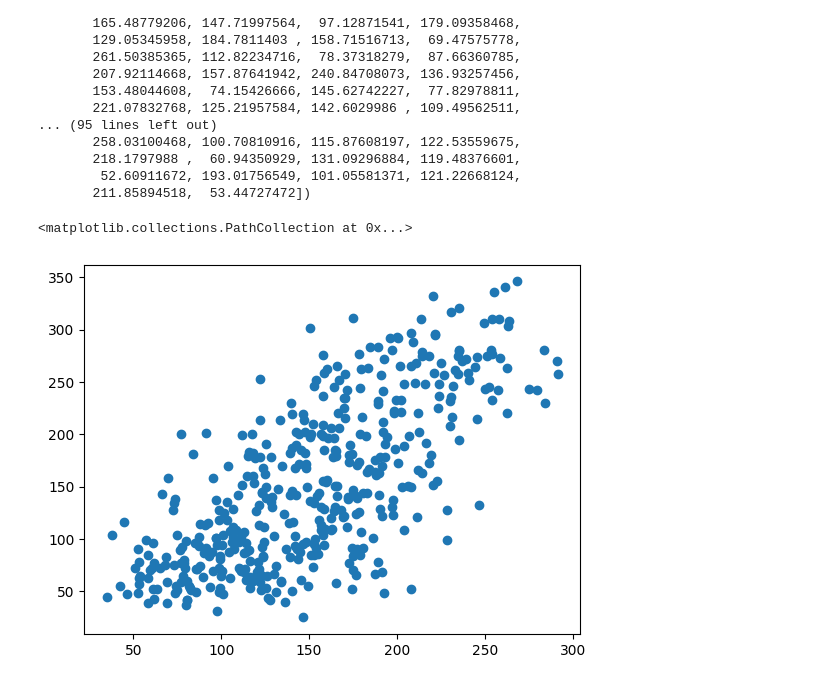
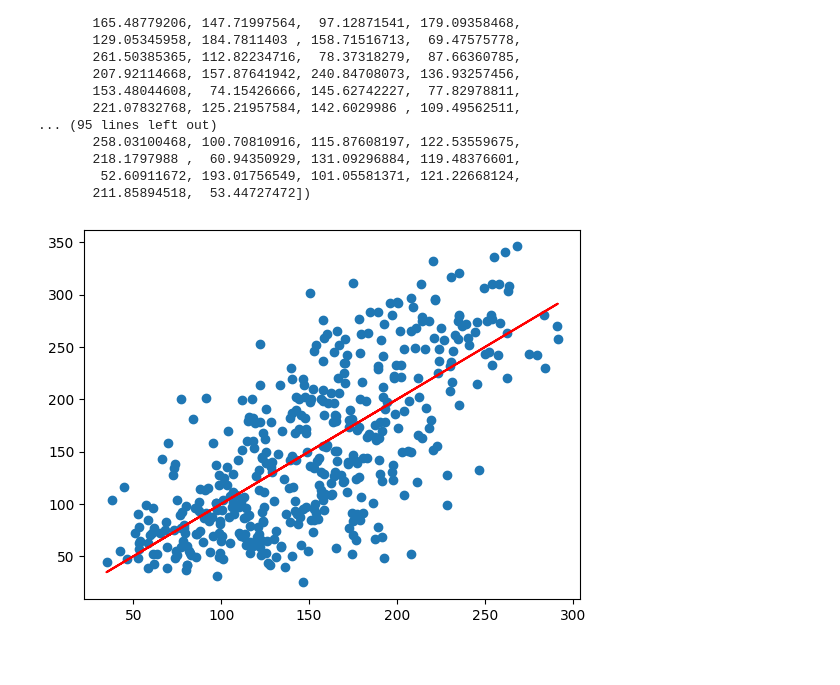
Before and after one commit to krishnavamsimudigonda/Diabeties-Prediction, a Jupyter notebook: scikit 1.ipynb, the cells around one changed output. Drawn from its saved outputs; the diff is of its cells as text; code cells hidden in the pictures.

```diff
--- a/scikit 1.ipynb
+++ b/scikit 1.ipynb
@@ -40,6 +44,7 @@ from sklearn.neighbors  import KNeighborsRegressor
 import matplotlib.pylab as plt
 # %%
 plt.scatter(pred,Y)
+plt.plot(pred,pred,color='Red')
+plt.show()
 # %% [output]
-<matplotlib.collections.PathCollection at 0x...>
-[figure, old version]
+[figure, new version]
```
Also changed, not shown: parts of 14 cells of this notebook.
